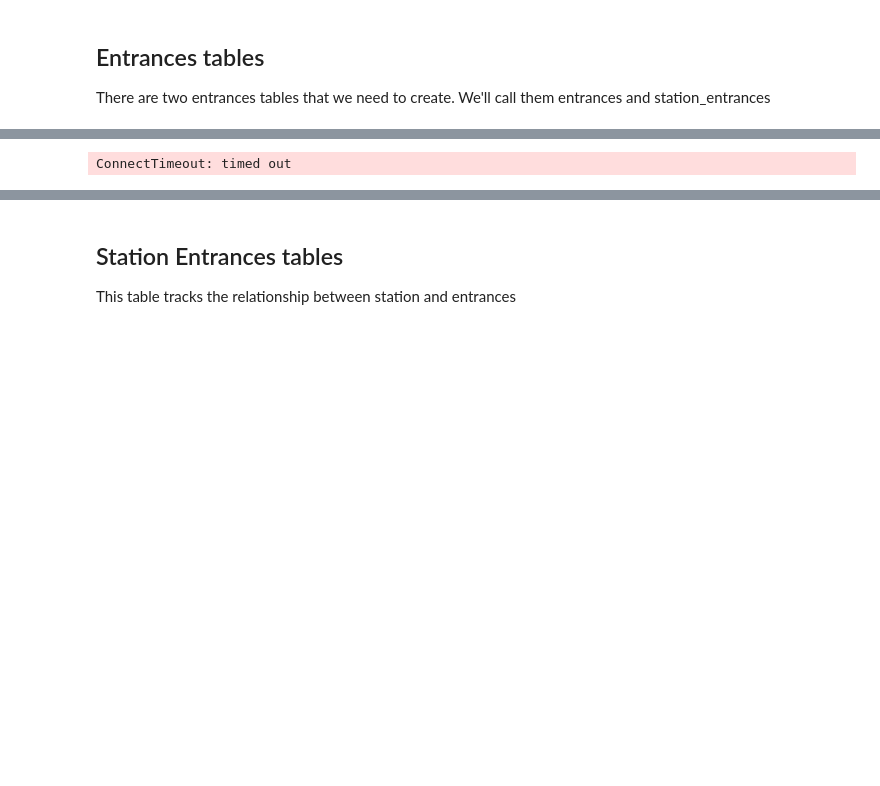
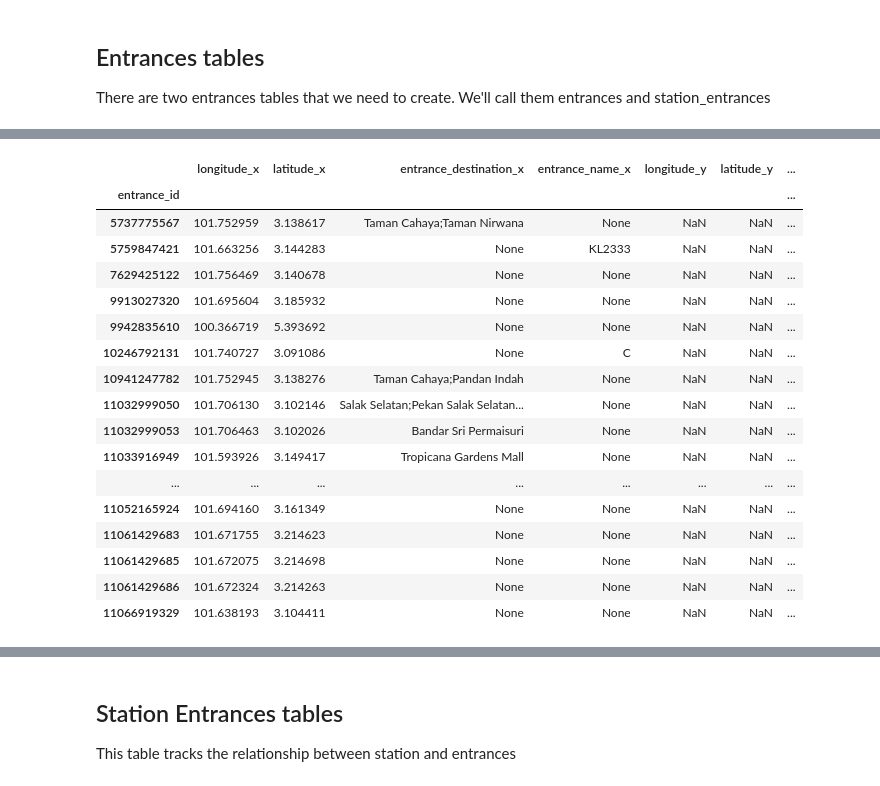
Before and after one commit to nabilersyad/transit-stations-database, a Jupyter notebook: 5_csv2supabase.ipynb, the cells around one changed output, grey strips where cells are left out. Saved outputs shown, nothing was run; the diff lists cells and outputs as text; code cells hidden in the pictures; blank space fills up the shorter version.

```diff
--- a/5_csv2supabase.ipynb
+++ b/5_csv2supabase.ipynb
@@ -207,23 +217,0 @@ merged_data
-# %%
-# Perform an outer join on the dataframes
-merged_data = pd.merge(entrances_data_local, entrances_data_supa, how='outer', indicator=True)
-
-# Case 1 and 2: rows exist in both dataframes
-both_data = merged_data[merged_data['_merge'] == 'both']
-both_data = both_data.drop(columns=['_merge'])
-
-identical_rows_mask = [both_data.loc[i, entrances_data_local.columns].equals(both_data.loc[i, entrances_data_supa.columns])
-                        for i in both_data.index]
-identical_rows = both_data[identical_rows_mask]
-
-different_rows_mask= [not b for b in identical_rows_mask]
-different_rows = both_data[different_rows_mask]
-
-# Replace all NaN values in the DataFrame with None
-different_rows = different_rows.where(pd.notna(different_rows), None)
-
-# Convert float to int for 'entrance_id'
-different_rows['entrance_id'] = different_rows['entrance_id'].astype(int)
-
-
-different_rows
@@ -248,26 +298,29 @@ for index, row in different_rows.iterrows():
     # Use Supabase update method
     # Note: replace 'id' and 'your_table' with your actual id column name and table name
     data, error = supabase.table('entrances').update(row.to_dict()).eq('entrance_id', row['entrance_id']).execute()
-
-# Case 3: rows in data_local but not in data_supabase
-only_local = merged_data[merged_data['_merge'] == 'left_only']
-only_local = only_local.drop(columns=['_merge'])
-only_local['entrance_id'] = only_local['entrance_id'].astype(int)
-only_local = only_local.where(pd.notna(only_local), None)
-
-# For these rows, you want to insert into data_supabase
-data, error = supabase.table('entrances').insert(only_local.to_dict('records')).execute()
-
-# Case 4: rows not in data_local but in data_supabase
-only_supabase = merged_data[merged_data['_merge'] == 'right_only']
-only_supabase = only_supabase.drop(columns=['_merge'])
-only_supabase['entrance_id'] = only_supabase['entrance_id'].astype(int)
-only_supabase = only_supabase.where(pd.notna(only_supabase), None)
-
-
-# For these rows, you want to delete from data_supabase
-for index, row in only_supabase.iterrows():
-    # Use Supabase delete method
-    data, error = supabase.table('entrances').delete().eq('entrance_id', row['entrance_id']).execute()
-# %% [output]
-ConnectTimeout: timed out
+# %%
+
+# Case 3: rows in data_local but not in data_supabase
+
+only_local = merged_data[merged_data['_merge'] == 'left_only']
+only_local = only_local.drop(columns=['_merge'])
+only_local
+# %% [output]
+|  | longitude_x | latitude_x | entrance_destination_x | entrance_name_x | longitude_y | latitude_y | ... |
+| entrance_id |  |  |  |  |  |  | ... |
+| 5737775567 | 101.752959 | 3.138617 | Taman Cahaya;Taman Nirwana | None | NaN | NaN | ... |
+| 5759847421 | 101.663256 | 3.144283 | None | KL2333 | NaN | NaN | ... |
+| 7629425122 | 101.756469 | 3.140678 | None | None | NaN | NaN | ... |
+| 9913027320 | 101.695604 | 3.185932 | None | None | NaN | NaN | ... |
+| 9942835610 | 100.366719 | 5.393692 | None | None | NaN | NaN | ... |
+| 10246792131 | 101.740727 | 3.091086 | None | C | NaN | NaN | ... |
+| 10941247782 | 101.752945 | 3.138276 | Taman Cahaya;Pandan Indah | None | NaN | NaN | ... |
+| 11032999050 | 101.706130 | 3.102146 | Salak Selatan;Pekan Salak Selatan... | None | NaN | NaN | ... |
+| 11032999053 | 101.706463 | 3.102026 | Bandar Sri Permaisuri | None | NaN | NaN | ... |
+| 11033916949 | 101.593926 | 3.149417 | Tropicana Gardens Mall | None | NaN | NaN | ... |
+| ... | ... | ... | ... | ... | ... | ... | ... |
+| 11052165924 | 101.694160 | 3.161349 | None | None | NaN | NaN | ... |
+| 11061429683 | 101.671755 | 3.214623 | None | None | NaN | NaN | ... |
+| 11061429685 | 101.672075 | 3.214698 | None | None | NaN | NaN | ... |
+| 11061429686 | 101.672324 | 3.214263 | None | None | NaN | NaN | ... |
+| 11066919329 | 101.638193 | 3.104411 | None | None | NaN | NaN | ... |
```
Also changed, not shown: parts of 16 cells of this notebook.
